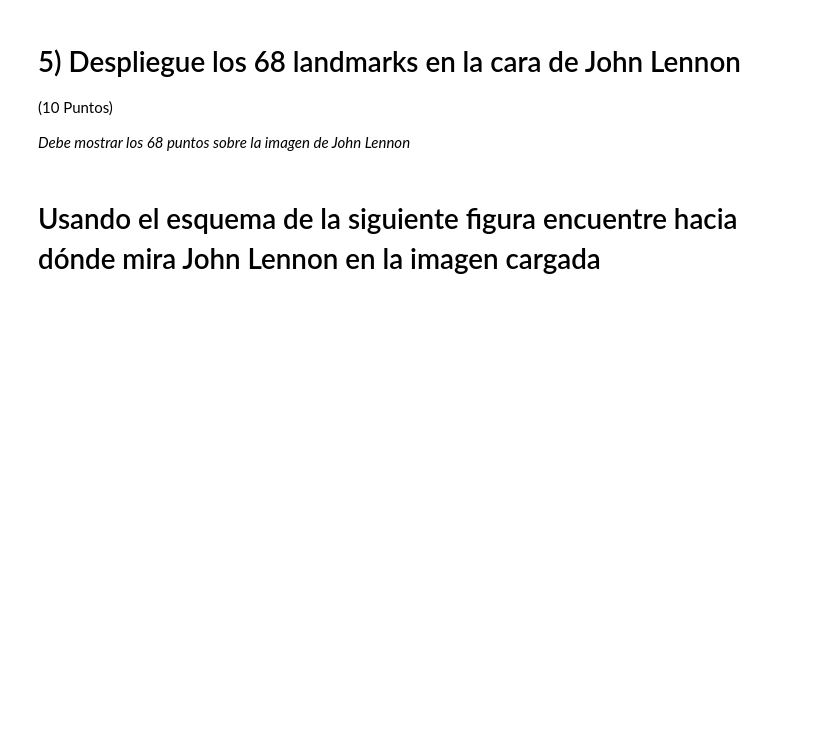
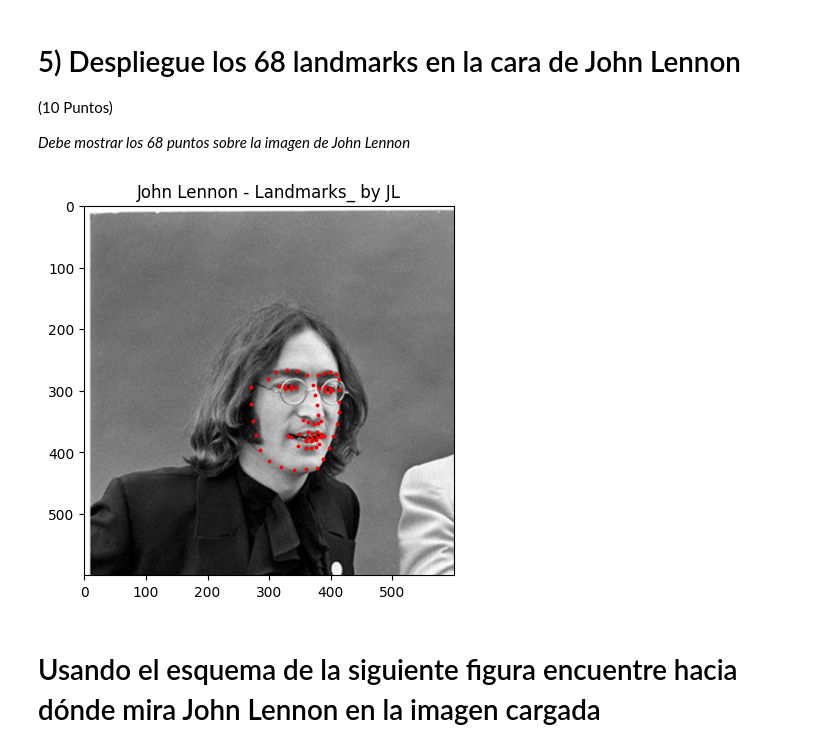
Before and after one commit to G2JL/Computer_Vision, a Jupyter notebook: 1902172_VC_A1_Puntos_lineas.ipynb, the cells around one changed output. Cells and saved outputs as stored; diff of their text form; code cells hidden in the pictures; blank space fills up the shorter version.

```diff
--- a/1902172_VC_A1_Puntos_lineas.ipynb
+++ b/1902172_VC_A1_Puntos_lineas.ipynb
@@ -80,0 +168,21 @@ Help: [Cómo cargar archivos npy ?](https://www.google.com/search?q=como+cargar+
+# %%
+ # PREGUNTA 4: ESCRIBA CODIGO AQUI
+
+# Descargar el archivo .npy desde Google Drive
+url1 = 'https://drive.google.com/uc?id=1KW85P3_Ba7OfdbQ-GqE-WaWA8gQUy68_'
+url2 = 'https://drive.google.com/uc?id=1n7azzAOLBdq8EVpG2oXWIJeRiAbYmVqw'
+output_X = 'dataX.npy'
+output_Y = 'dataY.npy'
+
+# Descargar el archivo .npy
+gdown.download(url1, output_X, quiet=False)
+gdown.download(url2, output_Y, quiet=False)
+
+# Cargar los datos del archivo .npy en las variables
+LM_x = np.load(output_X)
+LM_y = np.load(output_Y)
+
+print('x = ',x)
+print('y = ',y)
+print(x.shape)  # Muestra la forma del array x
+print(y.shape)  # Muestra la forma del array y
@@ -88,3 +215,15 @@ Help: [Cómo cargar archivos npy ?](https://www.google.com/search?q=como+cargar+
+# %%
+ # PREGUNTA 5: ESCRIBA CODIGO AQUI
+
+plt.imshow(I)
+plt.title('John Lennon - Landmarks_ by JL')
+x = LM_x
+y = LM_y
+plt.scatter(x, y, s=3,c='red', label="68 Landmarks")
+
+plt.show()
+# %% [output]
+[figure, added]
 # %% [markdown]
 # Usando el esquema de la siguiente figura encuentre hacia dónde mira John Lennon en la imagen cargada
 # %% [markdown]
```
Also changed, not shown: parts of 15 cells of this notebook.
